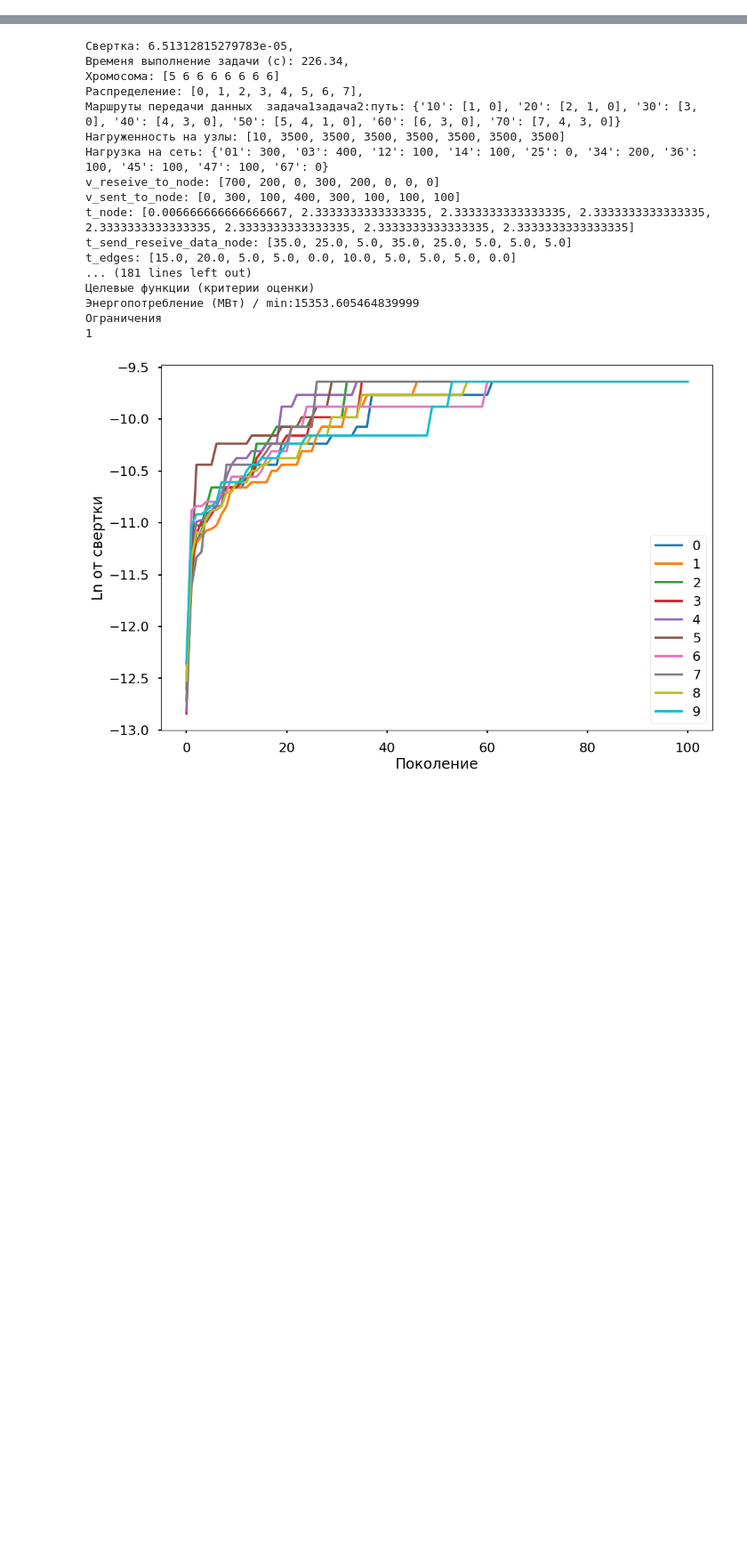
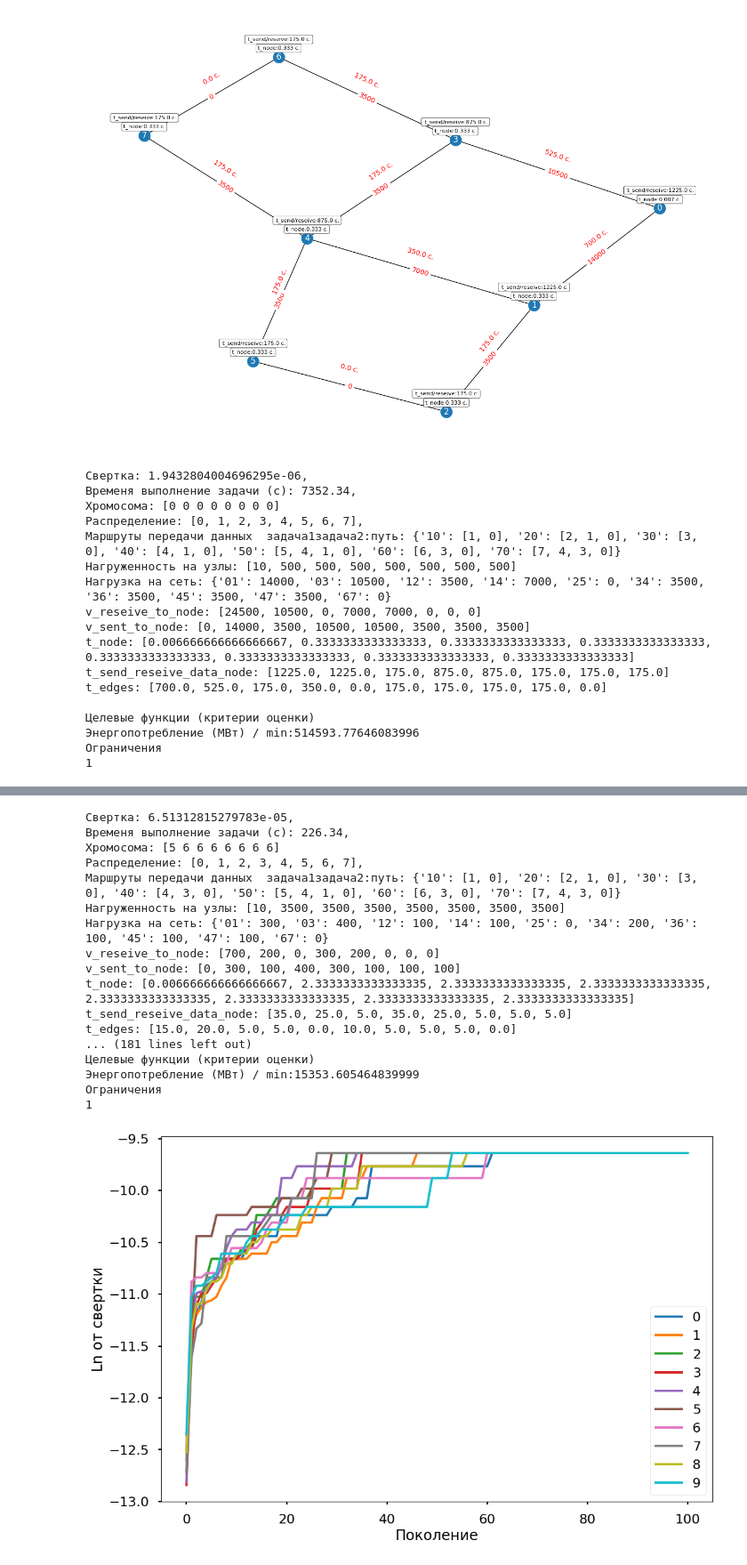
Before and after one commit to Me0n4ik/Distribution_of_tasks, a Jupyter notebook: Риф/Эксперементы/5.ipynb, the cells around one changed output, grey strips where cells are left out. Shown at 89% size. Drawn from its saved outputs; the diff is of its cells as text; code cells hidden in the pictures; blank space fills up the shorter version.

```diff
--- a/Риф/Эксперементы/5.ipynb
+++ b/Риф/Эксперементы/5.ipynb
@@ -0,0 +1,24 @@
+# %%
+for i in range(7):
+  res = Solution(np.full((8,), i))
+  res.draw_result()
+  print(res)
+# %% [output]
+[figure, added]
+Cвертка: 1.9432804004696295e-06,
+Временя выполнение задачи (с): 7352.34,
+Хромосома: [0 0 0 0 0 0 0 0]
+Распределение: [0, 1, 2, 3, 4, 5, 6, 7],
+Маршруты передачи данных  задача1задача2:путь: {'10': [1, 0], '20': [2, 1, 0], '30': [3, 0], '40': [4, 1, 0], '50': [5, 4, 1, 0], '60': [6, 3, 0], '70': [7, 4, 3, 0]}
+Нагруженность на узлы: [10, 500, 500, 500, 500, 500, 500, 500]
+Нагрузка на сеть: {'01': 14000, '03': 10500, '12': 3500, '14': 7000, '25': 0, '34': 3500, '36': 3500, '45': 3500, '47': 3500, '67': 0}
+v_reseive_to_node: [24500, 10500, 0, 7000, 7000, 0, 0, 0]
+v_sent_to_node: [0, 14000, 3500, 10500, 10500, 3500, 3500, 3500]
+t_node: [0.006666666666666667, 0.3333333333333333, 0.3333333333333333, 0.3333333333333333, 0.3333333333333333, 0.3333333333333333, 0.3333333333333333, 0.3333333333333333]
+t_send_reseive_data_node: [1225.0, 1225.0, 175.0, 875.0, 875.0, 175.0, 175.0, 175.0]
+t_edges: [700.0, 525.0, 175.0, 350.0, 0.0, 175.0, 175.0, 175.0, 175.0, 0.0]
+
+Целевые функции (критерии оценки)
+Энергопотребление (МВт) / min:514593.77646083996
+Ограничения
+1
```
Also changed, not shown: parts of 4 cells of this notebook, 6 other files.
